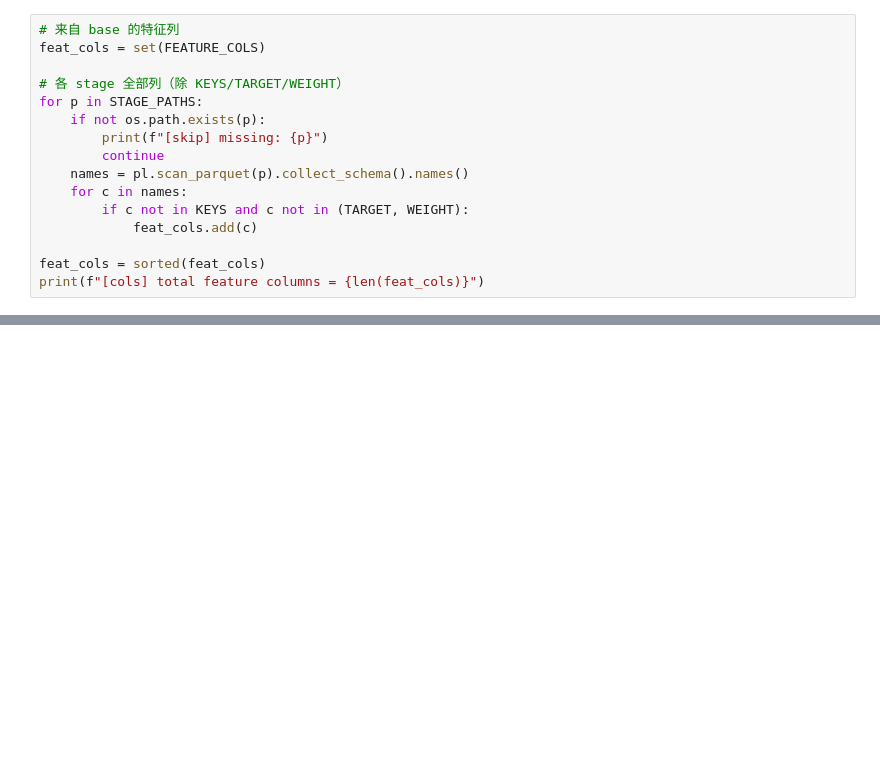
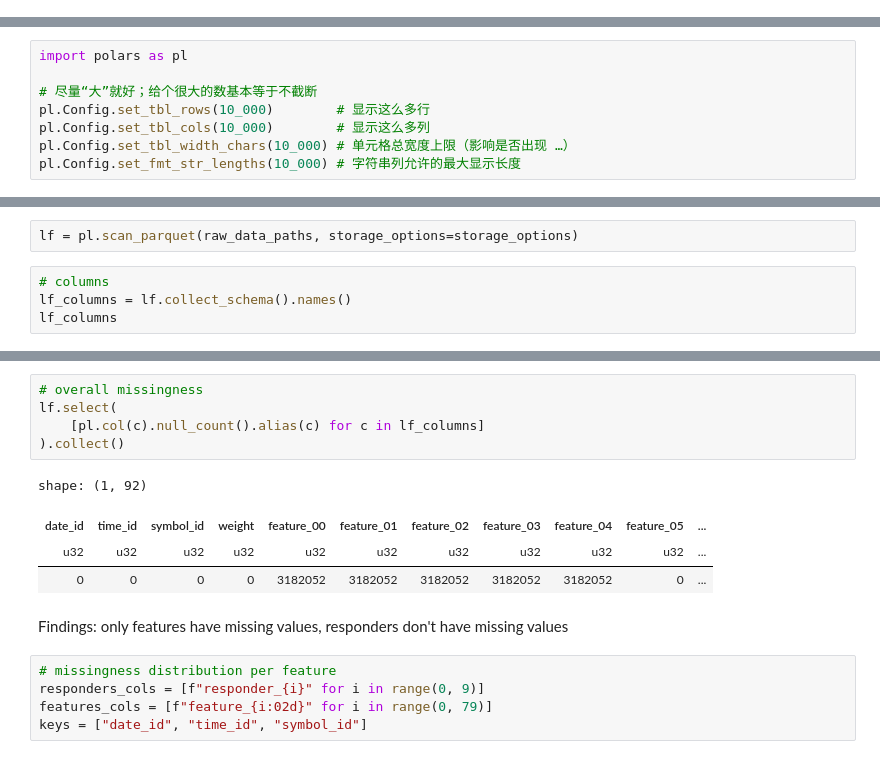
Before and after one commit to Jackson00Han/Jane-Street-Time-Series-Forecasting, a Jupyter notebook: notebooks/eda.ipynb, the cells around one changed output, grey strips where cells are left out. Cells and saved outputs as stored; diff of their text form; blank space fills up the shorter version.

```diff
--- a/notebooks/eda.ipynb
+++ b/notebooks/eda.ipynb
@@ -1744,16 +0,0 @@ print(f"[split] train {len(train_days)} days, val {len(val_days)} days, range={d
-# %%
-# 来自 base 的特征列
-feat_cols = set(FEATURE_COLS)
-
-# 各 stage 全部列（除 KEYS/TARGET/WEIGHT）
-for p in STAGE_PATHS:
-    if not os.path.exists(p):
-        print(f"[skip] missing: {p}")
-        continue
-    names = pl.scan_parquet(p).collect_schema().names()
-    for c in names:
-        if c not in KEYS and c not in (TARGET, WEIGHT):
-            feat_cols.add(c)
-
-feat_cols = sorted(feat_cols)
-print(f"[cols] total feature columns = {len(feat_cols)}")
@@ -2922,0 +13,8 @@ fi
+# %%
+import polars as pl
+
+# 尽量“大”就好；给个很大的数基本等于不截断
+pl.Config.set_tbl_rows(10_000)        # 显示这么多行
+pl.Config.set_tbl_cols(10_000)        # 显示这么多列
+pl.Config.set_tbl_width_chars(10_000) # 单元格总宽度上限（影响是否出现 …）
+pl.Config.set_fmt_str_lengths(10_000) # 字符串列允许的最大显示长度
@@ -2922,0 +38,6 @@ fi
+# %%
+lf = pl.scan_parquet(raw_data_paths, storage_options=storage_options)
+# %%
+# columns
+lf_columns = lf.collect_schema().names()
+lf_columns
@@ -2922,0 +62,17 @@ fi
+# %%
+# overall missingness
+lf.select(
+    [pl.col(c).null_count().alias(c) for c in lf_columns]
+).collect()
+# %% [output]
+shape: (1, 92)
+| date_id | time_id | symbol_id | weight | feature_00 | feature_01 | feature_02 | feature_03 | feature_04 | feature_05 | ... |
+| u32 | u32 | u32 | u32 | u32 | u32 | u32 | u32 | u32 | u32 | ... |
+| 0 | 0 | 0 | 0 | 3182052 | 3182052 | 3182052 | 3182052 | 3182052 | 0 | ... |
+# %% [markdown]
+Findings: only features have missing values, responders don't have missing values
+# %%
+# missingness distribution per feature
+responders_cols = [f"responder_{i}" for i in range(0, 9)]
+features_cols = [f"feature_{i:02d}" for i in range(0, 79)]
+keys = ["date_id", "time_id", "symbol_id"]
```
Also changed, not shown: parts of 173 cells of this notebook, 3 other files.
